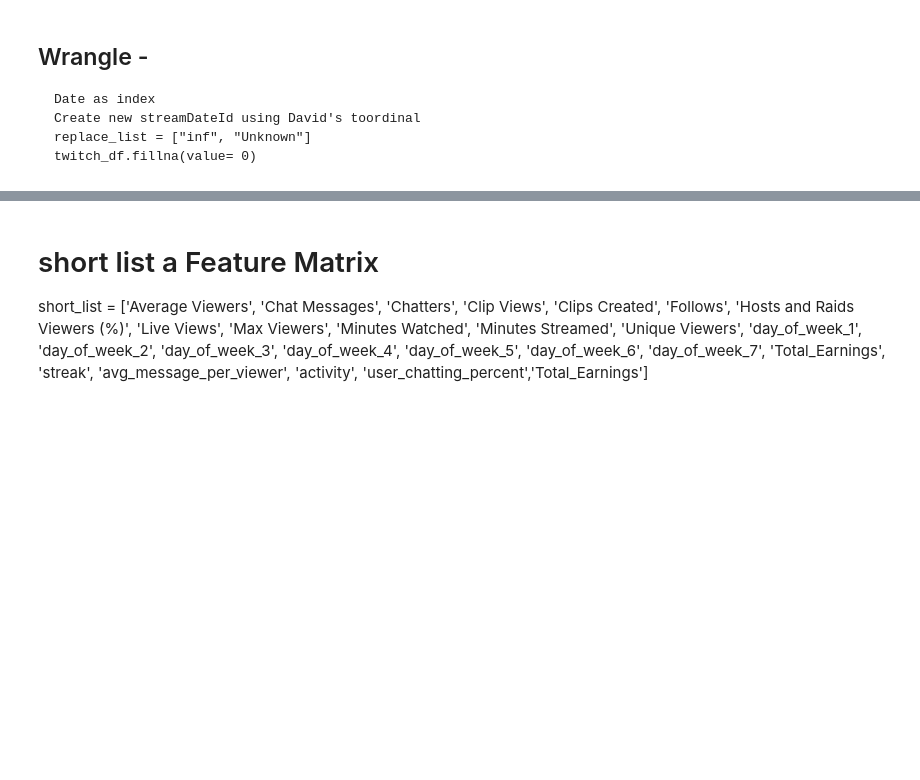
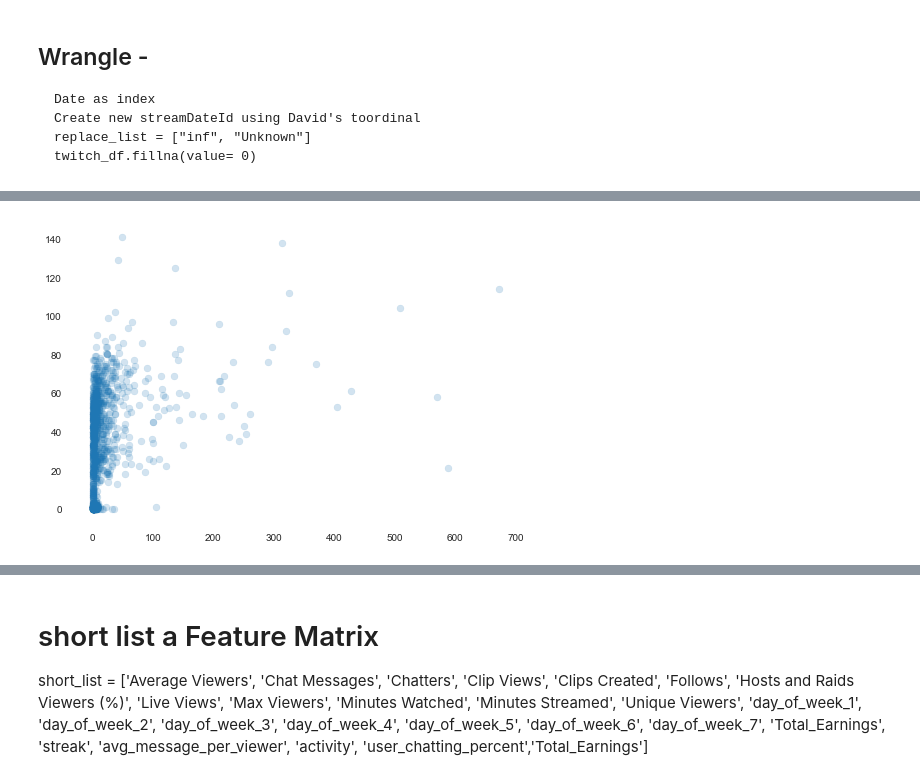
Before and after one commit to ilEnzio/StarKells_Twitch_data, a Jupyter notebook: ERLE_GRANGERII_DS18_UNIT02_Starkells_Exploring_Cleaning02.ipynb, the cells around one changed output, grey strips where cells are left out. Cells and saved outputs as stored; diff of their text form; code cells hidden in the pictures; blank space fills up the shorter version.

```diff
--- a/ERLE_GRANGERII_DS18_UNIT02_Starkells_Exploring_Cleaning02.ipynb
+++ b/ERLE_GRANGERII_DS18_UNIT02_Starkells_Exploring_Cleaning02.ipynb
@@ -251,0 +334,6 @@ game_freq_df.set_index("Game").head(20).sort_values(by="Days").plot.barh()
+# %%
+plt.scatter(twitch_df["Total_Earnings"],
+            twitch_df["Chatters"], alpha=.2)
+plt.show()
+# %% [output]
+[figure, added]
```
Also changed, not shown: parts of 55 cells of this notebook.
